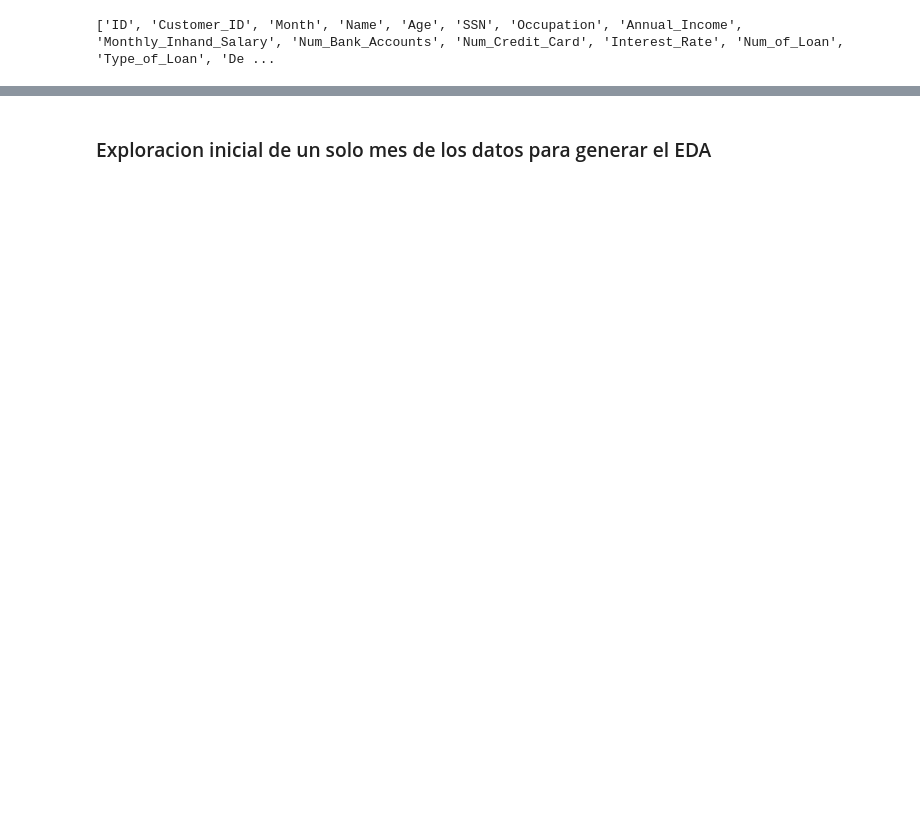
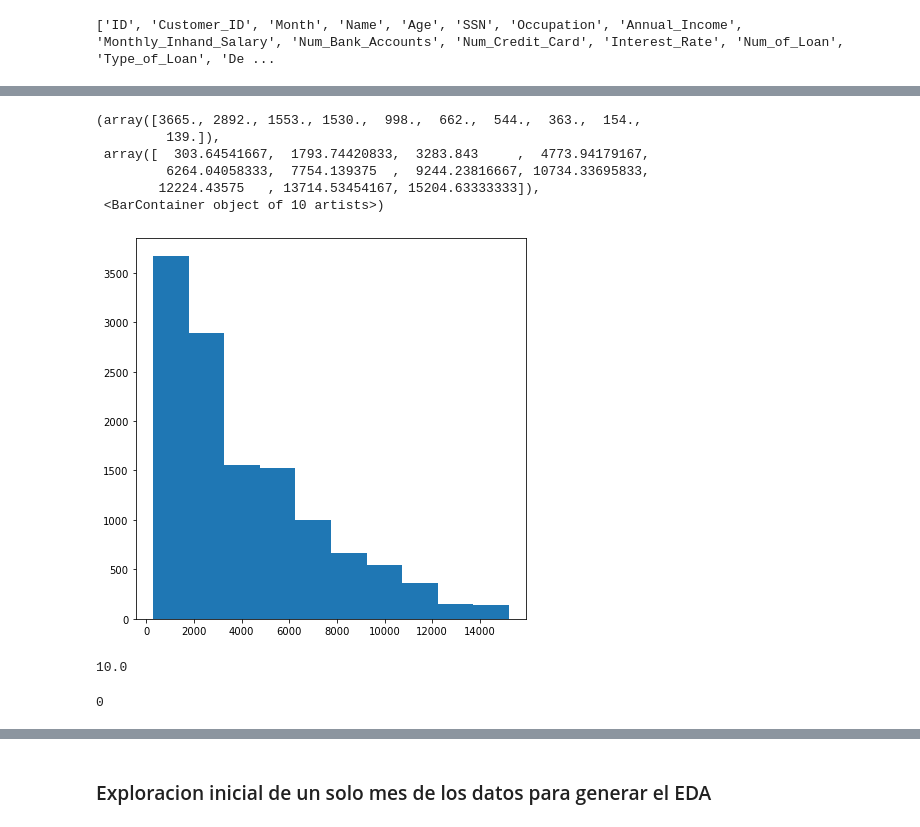
Before and after one commit to JuanPalms/Data-Mining, a Jupyter notebook: EDA_Scoring.ipynb, the cells around one changed output, grey strips where cells are left out. Drawn from its saved outputs; the diff is of its cells as text; code cells hidden in the pictures; blank space fills up the shorter version.

```diff
--- a/EDA_Scoring.ipynb
+++ b/EDA_Scoring.ipynb
@@ -240,0 +564,6 @@ print(datos_train['Month'].nbytes)
+# %%
+#SALARY
+Enero_train = pd.merge(Enero_train, mean_salary.to_frame(), on="Customer_ID", how="left")
+#en esta linea le pongo nombre correcto a la columna que acabo de meter el promedio esta guardada como cero
+Enero_train.rename(columns={0:"Promedio_salario"},inplace=True)
+Enero_train['Monthly_Inhand_Salary'].fillna(Enero_train['Promedio_salario'],inplace=True)
@@ -240,0 +574,11 @@ print(datos_train['Month'].nbytes)
+# %%
+fig = plt.figure(1, figsize=(7, 7))
+plt.hist(Enero_train['Monthly_Inhand_Salary'])
+# %% [output]
+(array([3665., 2892., 1553., 1530.,  998.,  662.,  544.,  363.,  154.,
+         139.]),
+ array([  303.64541667,  1793.74420833,  3283.843     ,  4773.94179167,
+         6264.04058333,  7754.139375  ,  9244.23816667, 10734.33695833,
+        12224.43575   , 13714.53454167, 15204.63333333]),
+ <BarContainer object of 10 artists>)
+[figure, added]
@@ -240,0 +589,6 @@ print(datos_train['Month'].nbytes)
+# %%
+#Arreglar outliers con funcion cut outliers
+#1) Calcular quantiles
+Enero_train['Num_Bank_Accounts'].quantile(.98)
+# %% [output]
+10.0
@@ -240,0 +597,5 @@ print(datos_train['Month'].nbytes)
+# %%
+Enero_train['Num_Bank_Accounts'].fillna(Enero_train['Moda_cuentas'],inplace=True)
+Enero_train['Num_Bank_Accounts'].isna().sum()
+# %% [output]
+0
```
Also changed, not shown: parts of 104 cells of this notebook.
